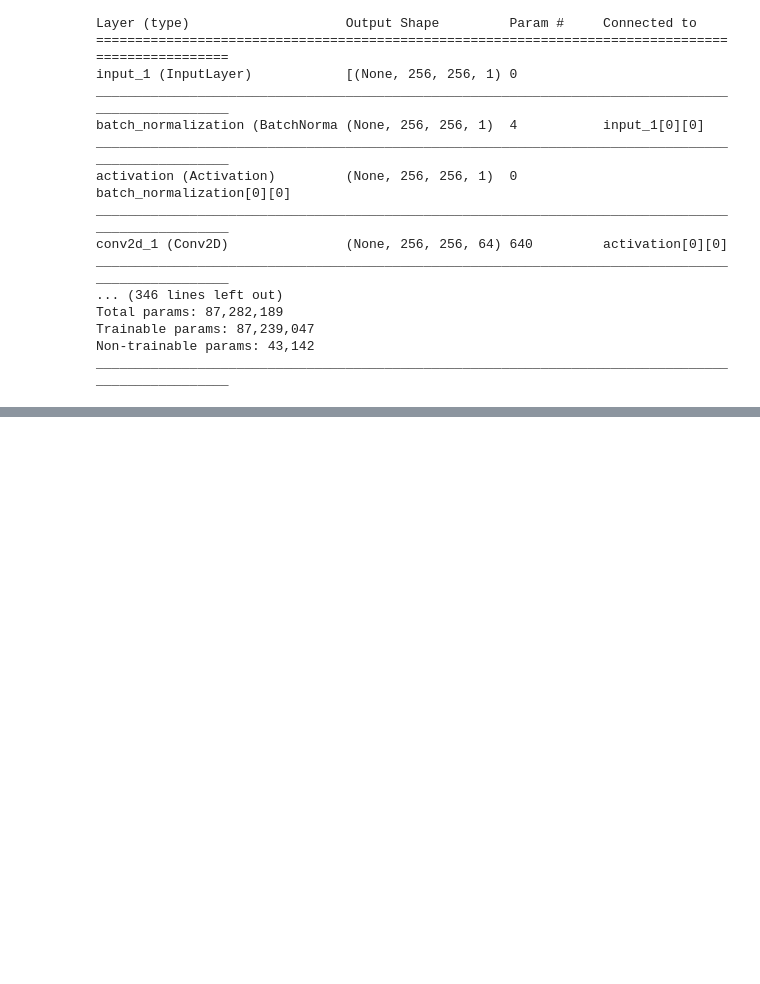
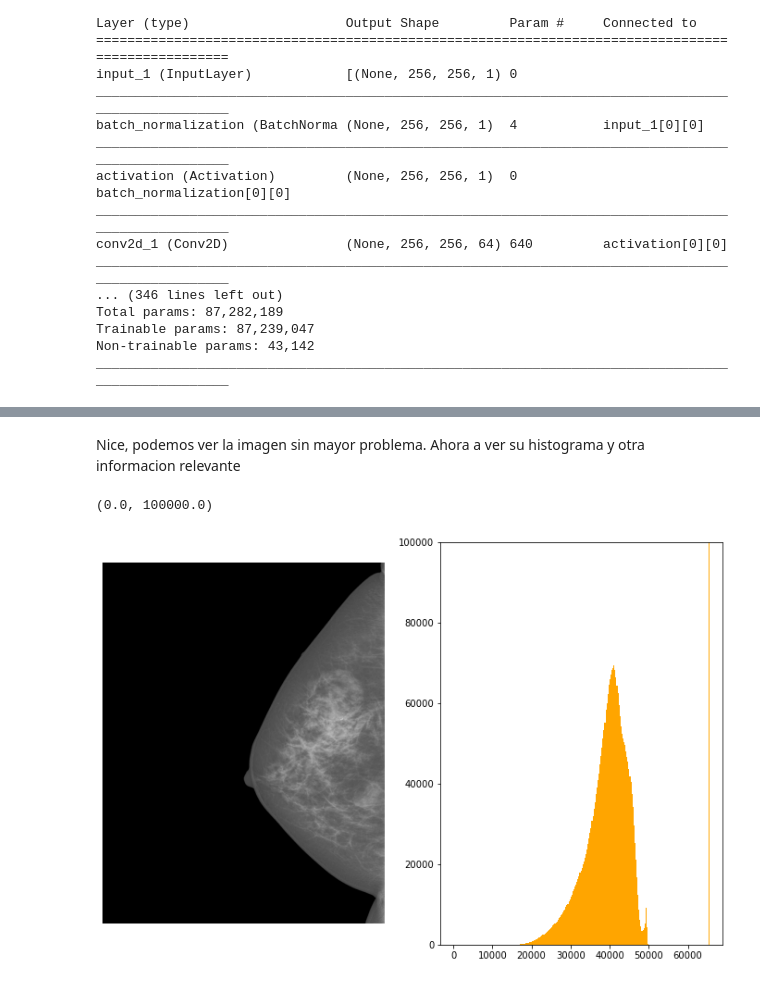
Before and after one commit to mam-AI/DSU-Net-for-Mass-Segmentation-in-Mammograms, a Jupyter notebook: Untitled.ipynb, the cells around one changed output, grey strips where cells are left out. Drawn from its saved outputs; the diff is of its cells as text; code cells hidden in the pictures; blank space fills up the shorter version.

```diff
--- a/Untitled.ipynb
+++ b/Untitled.ipynb
@@ -42,0 +62,19 @@ Al parecer toca ver como implementar el CLAHE, para poder replicar el preprocesa
+# %% [markdown]
+Nice, podemos ver la imagen sin mayor problema. Ahora a ver su histograma y otra informacion relevante
+# %%
+img = ds.pixel_array
+# %%
+hist, bins = np.histogram(img.flatten(), 256, [img.min(), img.max()])
+cdf = hist.cumsum()
+cdf_normalized = cdf * float(hist.max()) / cdf.max()
+
+fig, ax = plt.subplots(ncols=2, figsize=(12, 8))
+ax[0].imshow(img, cmap=plt.cm.gray_r)
+ax[0].axis('off')
+
+#ax[1].plot(cdf_normalized, color='b')
+ax[1].hist(img.flatten(), 256, [img.min(), img.max()], color='Orange')
+ax[1].set_ylim([0,1e5])
+# %% [output]
+(0.0, 100000.0)
+[figure, added]
```
Also changed, not shown: parts of 4 cells of this notebook.
